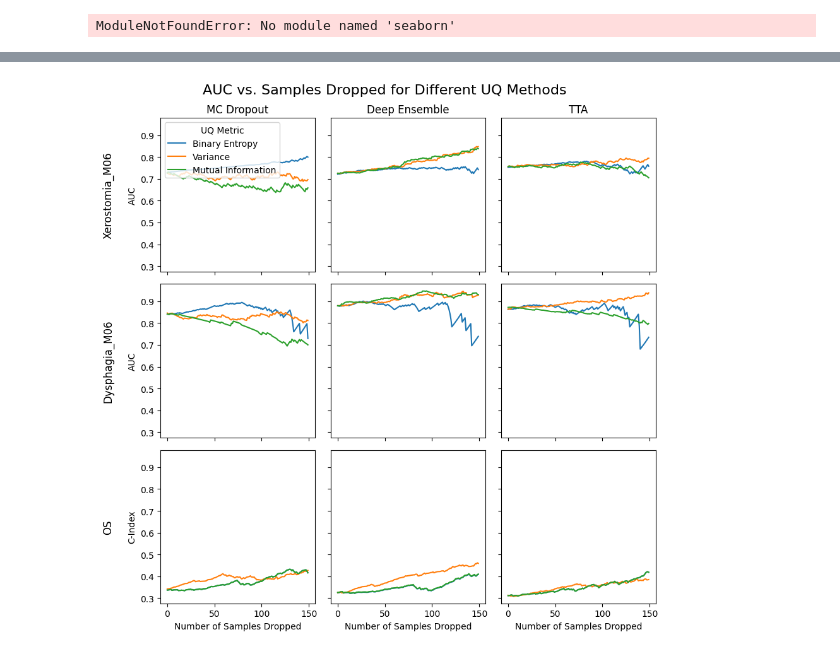
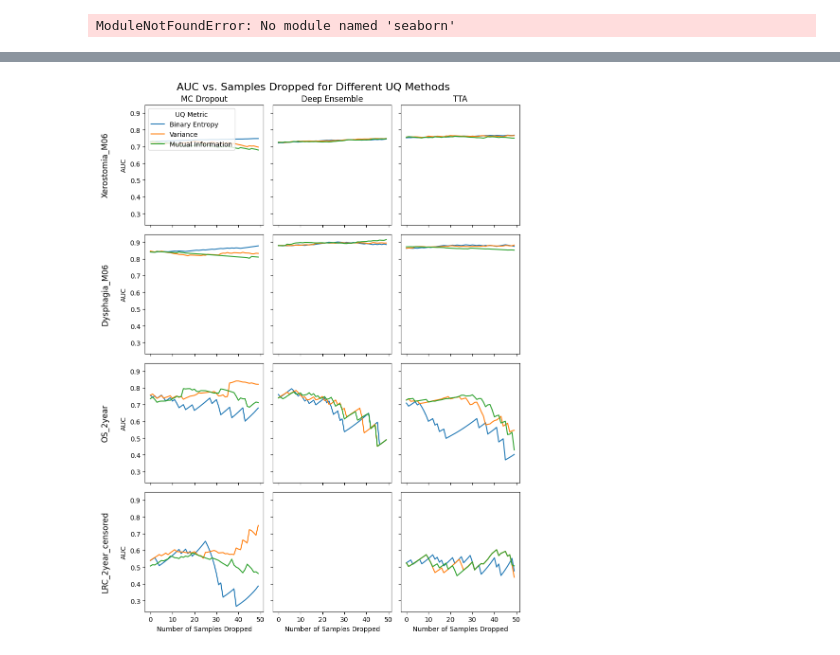
Before and after one commit to DLinRadiotherapyUMCG/PR3DICTR, a Jupyter notebook: metrics_testing.ipynb, the cells around one changed output, grey strips where cells are left out. Saved outputs shown, nothing was run; the diff lists cells and outputs as text; code cells hidden in the pictures.

Commit message:
overhaul plot_slices

```diff
--- a/metrics_testing.ipynb
+++ b/metrics_testing.ipynb
@@ -25,9 +27,18 @@ df_DE_Dysphagia = pd.read_csv("/home/macraedc/rt_pred_results/Deep Ensemble/Dysp
 df_TTA_Xerostomia = pd.read_csv("/home/macraedc/rt_pred_results/TTA/Xerostomia_2/model_1/all_predictions.csv", sep=';')
 df_TTA_Dysphagia = pd.read_csv("/home/macraedc/rt_pred_results/TTA/Dysphagia_2/model_1/all_predictions.csv", sep=';')
 
-df_DE_OS = pd.read_csv("/home/macraedc/rt_pred_results/Deep Ensemble/OS_2/all_predictions.csv", sep=';')
-df_MC_OS = pd.read_csv("/home/macraedc/rt_pred_results/MC Dropout/OS_2/model_1/all_predictions.csv", sep=';')
-df_TTA_OS = pd.read_csv("/home/macraedc/rt_pred_results/TTA/OS_2/model_1/all_predictions.csv", sep=';')
+df_DE_OS = pd.read_csv("/home/macraedc/rt_pred_results/Deep Ensemble/Baoqiang_OS_2year/all_predictions.csv", sep=';')
+df_MC_OS = pd.read_csv("/home/macraedc/rt_pred_results/MC Dropout/Baoqiang_OS_2year/model_1/all_predictions.csv", sep=';')
+df_TTA_OS = pd.read_csv("/home/macraedc/rt_pred_results/TTA/Baoqiang_OS_2year/model_1/all_predictions.csv", sep=';')
+
+# df_DE_OS2 = pd.read_csv("/home/macraedc/rt_pred_results/Deep Ensemble/DenseNet_OS_2year_no_clinical/all_predictions.csv", sep=';')
+# df_MC_OS = pd.read_csv("/home/macraedc/rt_pred_results/MC Dropout/DenseNet_OS_2year_no_clinical/model_1/all_predictions.csv", sep=';')
+# df_TTA_OS = pd.read_csv("/home/macraedc/rt_pred_results/TTA/DenseNet_OS_2year_no_clinical/model_1/all_predictions.csv", sep=';')
+
+
+#df_DE_LRC = pd.read_csv("/home/macraedc/rt_pred_results/Deep Ensemble/Baoqiang_LRC_2year/all_predictions.csv", sep=';')
+df_MC_LRC = pd.read_csv("/home/macraedc/rt_pred_results/MC Dropout/Baoqiang_LRC_2year/model_1/all_predictions.csv", sep=';')
+df_TTA_LRC = pd.read_csv("/home/macraedc/rt_pred_results/TTA/Baoqiang_LRC_2year/model_1/all_predictions.csv", sep=';')
 
 ALL_DFS_DICT = {
     "Xerostomia_M06": {
@@ -40,13 +51,19 @@ ALL_DFS_DICT = {
         "Deep Ensemble": df_DE_Dysphagia,
         "TTA": df_TTA_Dysphagia
         },
-    "OS" : {
+    "OS_2year" : {
         "MC Dropout": df_MC_OS,
         "Deep Ensemble": df_DE_OS,
         "TTA": df_TTA_OS
+    },
+    "LRC_2year_censored": {
+        "MC Dropout": df_MC_LRC,
+        #"Deep Ensemble": df_DE_LRC,
+        "TTA": df_TTA_LRC
     }
 
 
+
 }
 # %%
 endpoints = ["Dysphagia_M06", "Xerostomia_M06"]
@@ -112,13 +129,17 @@ from src.uncertainty.metrics.variance import variance
 UQ_RESULTS_DICT = {
     "Xerostomia_M06" : {},
     "Dysphagia_M06": {},
-    "OS": {}
+    "OS_2year": {},
+    "LRC_2year_censored": {}
                    }
 
 ENDPOINT_TYPES = {
     "Xerostomia_M06": "Binary",
     "Dysphagia_M06": "Binary",
-    "OS": "Event"
+    "OS_2year": "Binary",
+    "LRC_2year_censored": "Binary"
+    #"OS_2year_no_clinical": "Binary"
+
 }
 
 
@@ -132,8 +153,8 @@ def compute_uncertainty_metrics_for_endpoint(df, endpoint):
     all_endpoint_preds = df[endpoint_pred_columns]
     mean_endpoint_preds = all_endpoint_preds.mean(axis=1)
 
-    if endpoint == "OS":
-        plt.hist(mean_endpoint_preds, bins=50, alpha=0.3)
+    # if endpoint == "OS":
+    #     plt.hist(mean_endpoint_preds, bins=50, alpha=0.3)
 
     df_UQ_results['Mean Prediction'] = mean_endpoint_preds
 
@@ -241,7 +261,7 @@ for row_idx, endpoint in enumerate(endpoint_list):
             indices = np.arange(len(mean_preds_iter))
             all_metric_values = []
 
-            for _ in range(150):
+            for _ in range(50):
                 max_idx = np.argmax(UQ_metric_iter)
                 mean_preds_iter = np.delete(mean_preds_iter, max_idx, axis=0)
                 labels_iter = np.delete(labels_iter, max_idx, axis=0)
@@ -278,4 +299,4 @@ plt.show()
-[figure, old version]
+[figure, new version]
 # %%
 from src.evaluation.metrics.classification import accuracy
 from sklearn.calibration import calibration_curve
```
Also changed, not shown: parts of 6 cells of this notebook, 14 other files.
